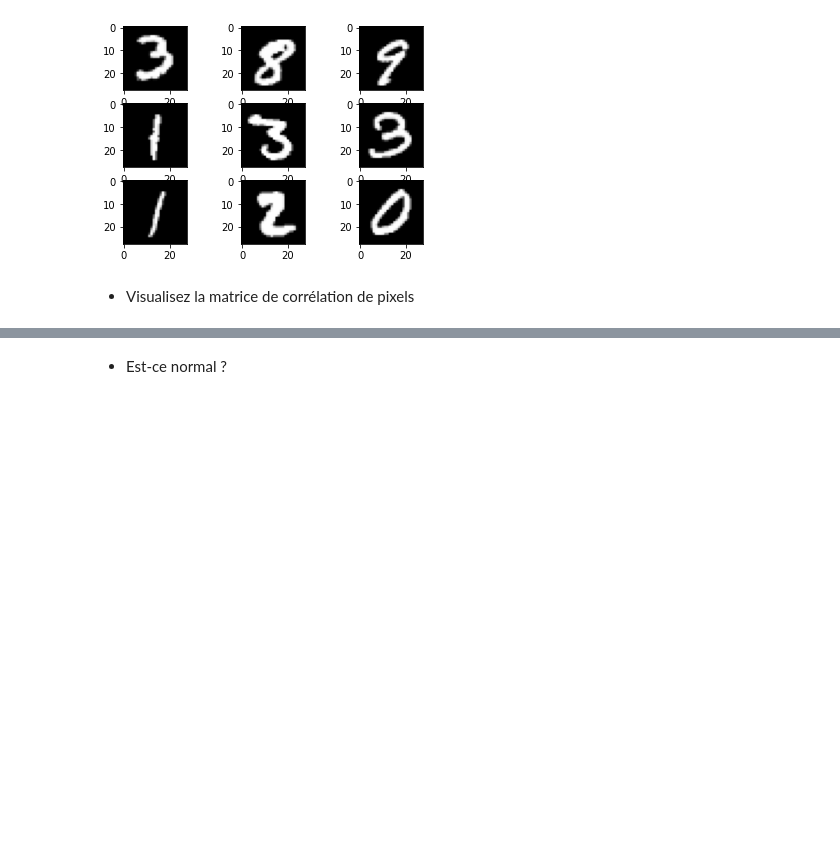
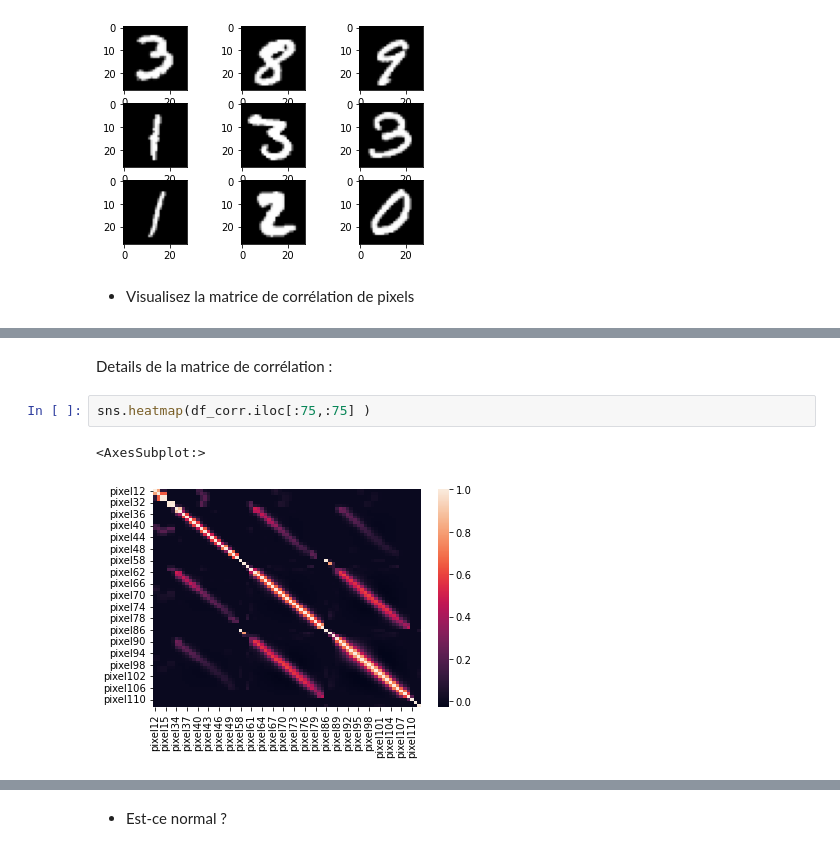
Before and after one commit to ericbertrand8686/Poste, a Jupyter notebook: Brief_poste.ipynb, the cells around one changed output, grey strips where cells are left out. Drawn from its saved outputs; the diff is of its cells as text; blank space fills up the shorter version.

```diff
--- a/Brief_poste.ipynb
+++ b/Brief_poste.ipynb
@@ -223,0 +266,7 @@ affiche9(9)
+# %% [markdown]
+Details de la matrice de corrélation :
+# %%
+sns.heatmap(df_corr.iloc[:75,:75] )
+# %% [output]
+<AxesSubplot:>
+[figure, added]
```
Also changed, not shown: parts of 23 cells of this notebook.
